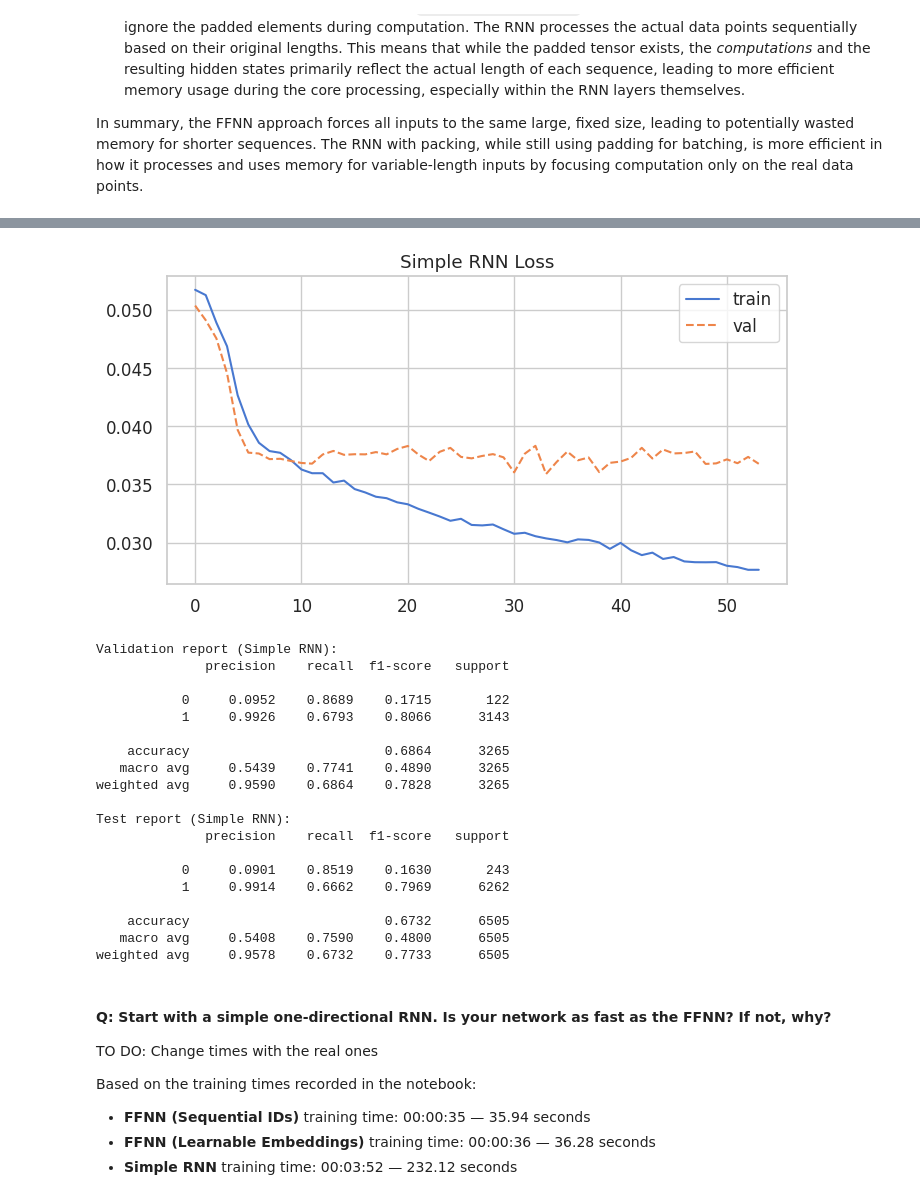
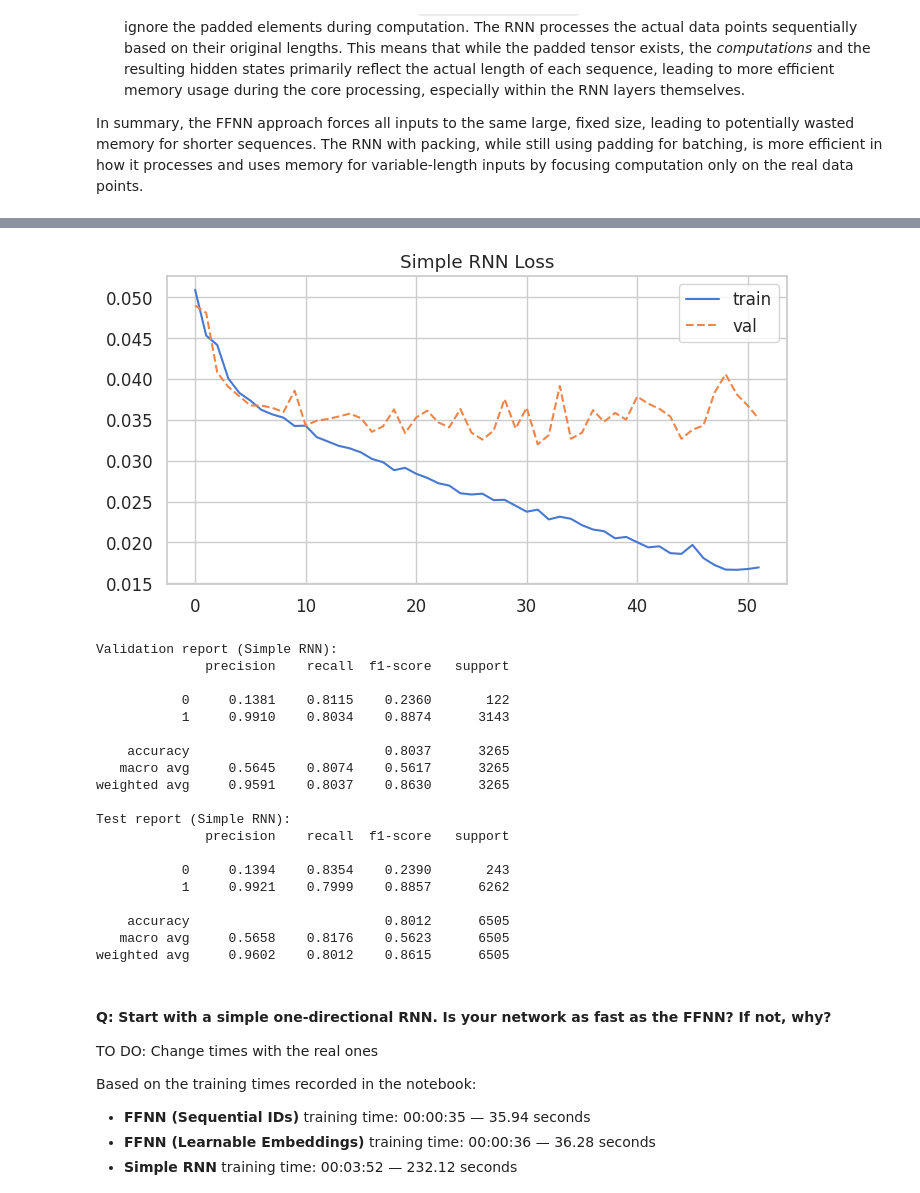
Before and after one commit to AImSecure/Laboratory2, a Jupyter notebook: lab/notebooks/Lab2_FFNN_RNN_GNN.ipynb, the cells around one changed output, grey strips where cells are left out. Saved outputs shown, nothing was run; the diff lists cells and outputs as text; code cells hidden in the pictures.

```diff
--- a/lab/notebooks/Lab2_FFNN_RNN_GNN.ipynb
+++ b/lab/notebooks/Lab2_FFNN_RNN_GNN.ipynb
@@ -1059,19 +1073,27 @@ test_loader = DataLoader(test_dataset, batch_size=batch_size)
 # --- Initialize model, loss, optimizer ---
 
 seq_len = X_train.shape[1]
-hidden_dims = [128, 64, 32] # 3-layer FFNN
+hidden_dims = [128, 64, 32]           # 3-layer FFNN
+dropout_rates = [0.3, 0.0, 0.2]       # no dropout on 2nd layer
+batchnorm_flags = [True, False, True] # use BN only on 1st and 3rd
 
 # Initialize the early stopping parameters
 min_delta = 0.00001
 patience = 20
 
-model_seq = MalwareFFNN(seq_len=seq_len, hidden_dims=hidden_dims, use_embedding=False)
+model_seq = MalwareFFNN(
+    seq_len,
+    hidden_dims,
+    dropout_rates,
+    batchnorm_flags,
+    use_embedding=False
+)
 criterion = nn.BCEWithLogitsLoss() # combines sigmoid + BCE
 optimizer = optim.AdamW(model_seq.parameters(), lr=0.0005)
 epochs = 100
 
 # Train the model (measure elapsed time via train_model return)
-model, train_loss, val_loss, elapsed_seq = train_model(
+model_seq, train_loss, val_loss, elapsed_seq = train_model(
     model_seq,
     train_loader,
     val_loader,
@@ -1138,9 +1163,12 @@ weighted avg     0.0014    0.0374    0.0027      3265
 # --- Initialize model, loss, optimizer ---
 
 seq_len = X_train.shape[1]
+hidden_dims = [128, 64, 32]           # Same as sequential IDs version
+dropout_rates = [0.3, 0.0, 0.2]       # no dropout on 2nd layer
+batchnorm_flags = [True, False, True] # use BN only on 1st and 3rd
+
 vocab_size = len(api_to_id)  # Include padding token
 embedding_dim = 16           # Hyperparameter to tune (e.g., 8, 16, 32)
-hidden_dims = [128, 64, 32]  # Same as sequential IDs version
 
 # Initialize early stopping parameters
 min_delta = 0.00001
@@ -1148,13 +1176,14 @@ patience = 20
 
 # Initialize model with embedding layer
 model_emb = MalwareFFNN(
-    seq_len=seq_len,
+    seq_len,
+    hidden_dims,
+    dropout_rates,
+    batchnorm_flags,
+    use_embedding=True,
     vocab_size=vocab_size,
     embedding_dim=embedding_dim,
-    hidden_dims=hidden_dims,
-    use_embedding=True,
 )
-
 criterion = nn.BCEWithLogitsLoss()
 optimizer = optim.AdamW(model_emb.parameters(), lr=0.0005)
 epochs = 100
@@ -1474,7 +1504,7 @@ if pos == 0:
 else:
     pos_weight = torch.tensor(float(neg) / float(pos), device=device)
 criterion = nn.BCEWithLogitsLoss(pos_weight=pos_weight)
-optimizer = optim.AdamW(model_simple_rnn.parameters(), lr=3e-5)
+optimizer = optim.AdamW(model_simple_rnn.parameters(), lr=1e-4)
 
 # Train
 model_simple_rnn, history_simple, elapsed_simple = train_rnn_common(model_simple_rnn, train_loader_rnn, val_loader_rnn, optimizer, criterion, epochs=num_epochs)
@@ -1515,24 +1545,24 @@ Simple RNN training time: 00:01:32 — 92.98 seconds
 Saved plot: /content/drive/MyDrive/Projects/AImSecure/Laboratory2/results/images/task3_plots/simple_rnn_loss.png
-[figure, old version]
+[figure, new version]
 Validation report (Simple RNN):
               precision    recall  f1-score   support
 
-           0     0.0952    0.8689    0.1715       122
-           1     0.9926    0.6793    0.8066      3143
+           0     0.1381    0.8115    0.2360       122
+           1     0.9910    0.8034    0.8874      3143
 
-    accuracy                         0.6864      3265
-   macro avg     0.5439    0.7741    0.4890      3265
-weighted avg     0.9590    0.6864    0.7828      3265
+    accuracy                         0.8037      3265
+   macro avg     0.5645    0.8074    0.5617      3265
+weighted avg     0.9591    0.8037    0.8630      3265
 
 Test report (Simple RNN):
               precision    recall  f1-score   support
 
-           0     0.0901    0.8519    0.1630       243
-           1     0.9914    0.6662    0.7969      6262
+           0     0.1394    0.8354    0.2390       243
+           1     0.9921    0.7999    0.8857      6262
 
-    accuracy                         0.6732      6505
-   macro avg     0.5408    0.7590    0.4800      6505
-weighted avg     0.9578    0.6732    0.7733      6505
+    accuracy                         0.8012      6505
+   macro avg     0.5658    0.8176    0.5623      6505
+weighted avg     0.9602    0.8012    0.8615      6505
 # %% [markdown]
 #### Q: Start with a simple one-directional RNN. Is your network as fast as the FFNN? If not, why?
 
```
Also changed, not shown: parts of 17 cells of this notebook.
